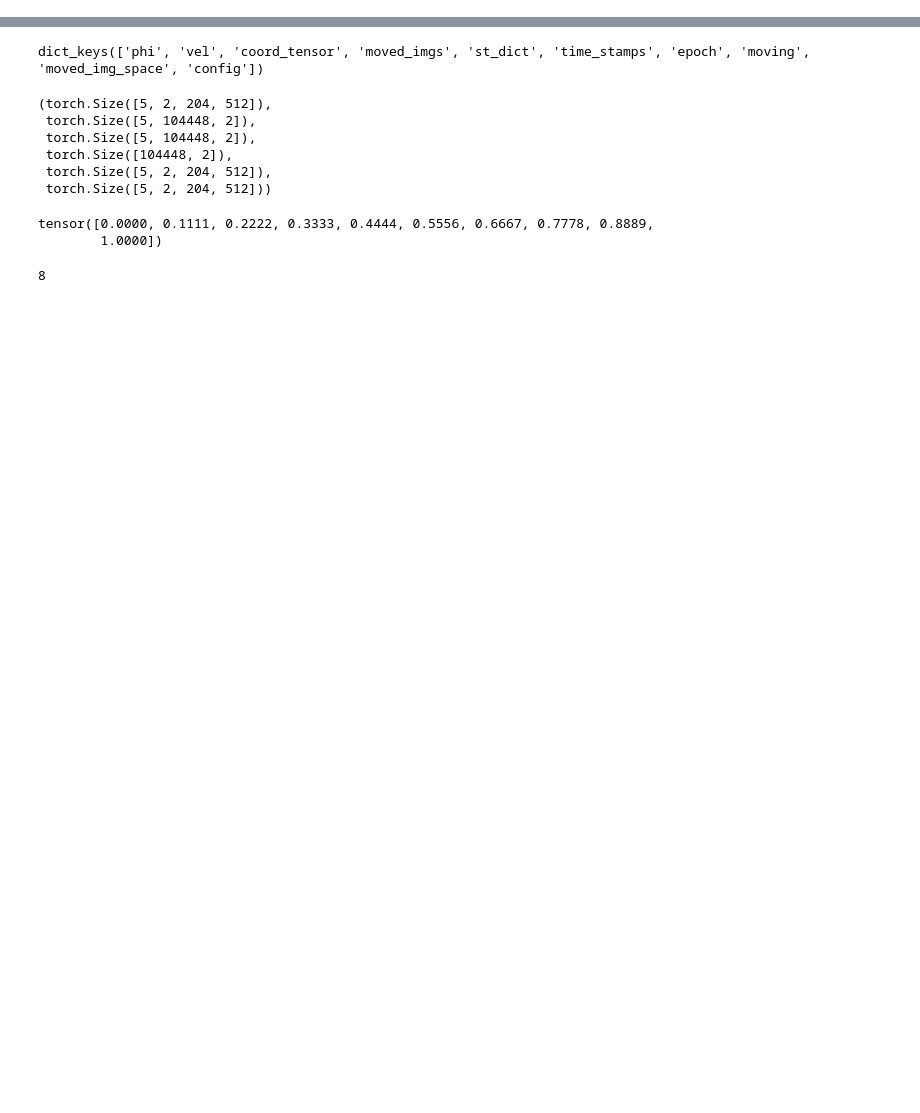
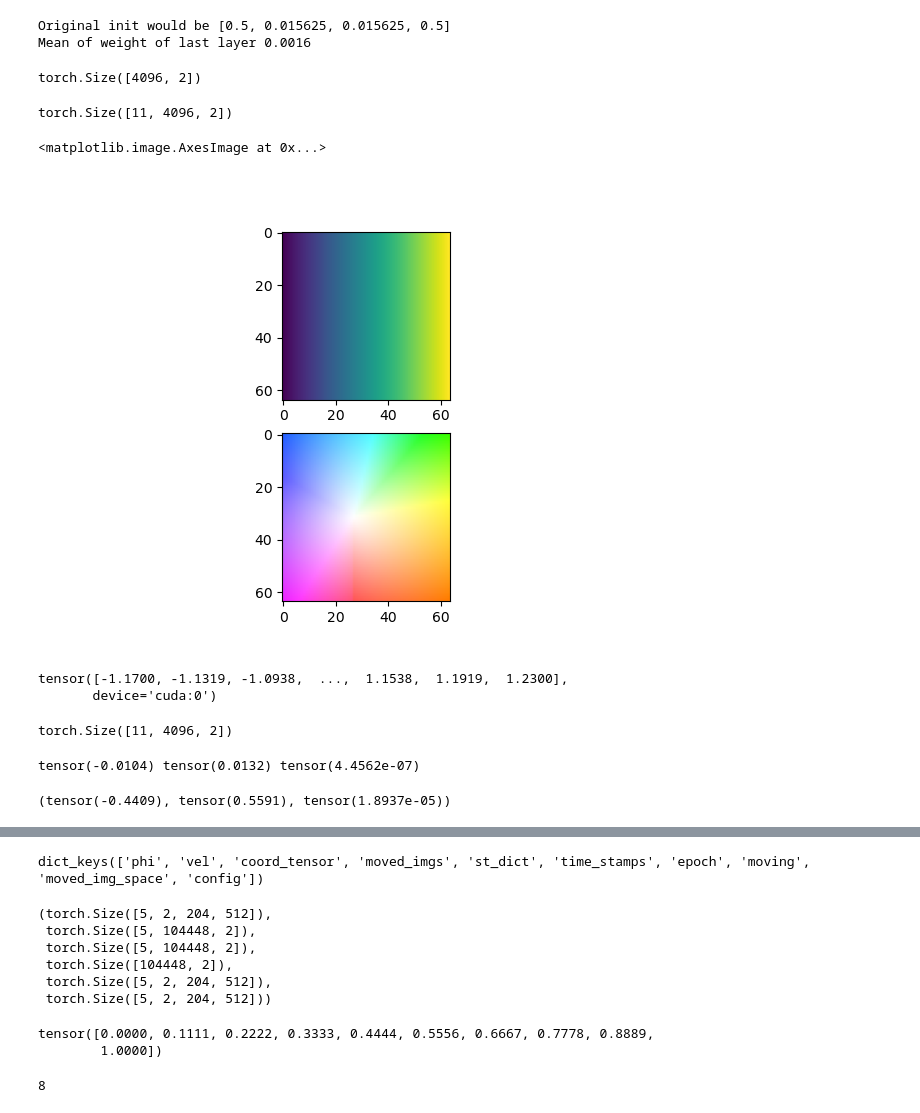
Before and after one commit to somcogo/space_time_reg, a Jupyter notebook: notebook.ipynb, the cells around one changed output, grey strips where cells are left out. Saved outputs shown, nothing was run; the diff lists cells and outputs as text; code cells hidden in the pictures; blank space fills up the shorter version.

```diff
--- a/notebook.ipynb
+++ b/notebook.ipynb
@@ -12,3 +12,80 @@ import numpy as np
 import matplotlib.pyplot as plt
 import nibabel as nib
 import fastmri
+# %%
+from torchdiffeq import odeint_adjoint as odeint
+from src.models.factory import get_func
+from src.utils.spatial_utils import generate_coord_tensor
+
+# TEST ENSEMBLE WITH NEGATIVE TIME
+
+func = get_func('siren', {
+    'layers':[2, 64, 64, 2],
+    'omega':30,
+    'last_init_zero':True
+})
+func = func.to('cuda')
+coord_tensor = generate_coord_tensor(dims=(64, 64), device='cuda')
+time_points = torch.linspace(-1, 1, 11, device='cuda')
+solver = 'euler'
+step_size = 0.1
+# %% [output]
+Original init would be [0.5, 0.015625, 0.015625, 0.5]
+Mean of weight of last layer 0.0016
+# %%
+coord_tensor.shape
+# %% [output]
+torch.Size([4096, 2])
+# %%
+class TestFunc(nn.Module):
+    def __init__(self):
+        super(TestFunc, self).__init__()
+        self.coord_tensor = generate_coord_tensor(dims=(64, 64), device='cuda')
+
+    def forward(self, t, x):
+        c = self.coord_tensor
+        if t > 0:
+            c[:,0] = c[:,0] + 0.1
+        else:
+            c[:,1] = c[:,1] + 0.1
+        return c
+# %%
+tfunc = TestFunc()
+abs_phi = odeint(tfunc, coord_tensor, time_points, method=solver, options={'step_size':step_size})
+# %%
+abs_phi.shape
+# %% [output]
+torch.Size([11, 4096, 2])
+# %%
+from flow_vis import flow_to_color
+f,a = plt.subplots(2)
+rel_phi = abs_phi-coord_tensor
+a[0].imshow(rel_phi[-1,:,1].reshape(64, 64).cpu())
+a[1].imshow(flow_to_color(rel_phi[1,:].reshape(64, 64, 2).cpu().numpy()))
+# %% [output]
+<matplotlib.image.AxesImage at 0x...>
+[figure, added]
+# %%
+abs_phi[1,:,1]
+# %% [output]
+tensor([-1.1700, -1.1319, -1.0938,  ...,  1.1538,  1.1919,  1.2300],
+       device='cuda:0')
+# %%
+abs_phi.shape
+# %% [output]
+torch.Size([11, 4096, 2])
+# %%
+from src.data.data_load import FastmriIFT
+raw_kspace_data = torch.load(f'data/processed/cmrxrecon/test/training_p001_single_coil_full_cine_sax.pt')[:,0].permute(0, 3, 1, 2)
+raw_kspace_data = raw_kspace_data[[0,6]]
+print(raw_kspace_data.min(), raw_kspace_data.max(), raw_kspace_data.mean())
+im_range = raw_kspace_data.max() - raw_kspace_data.min()
+mid_point = (raw_kspace_data.max() + raw_kspace_data.min()) / 2
+new_raw_kspace_data = (raw_kspace_data) / im_range
+inverse_ft = FastmriIFT()
+gt_im = inverse_ft(raw_kspace_data)
+ngt_im = inverse_ft(new_raw_kspace_data)
+new_raw_kspace_data.min(), new_raw_kspace_data.max(), new_raw_kspace_data.mean()
+# %% [output]
+tensor(-0.0104) tensor(0.0132) tensor(4.4562e-07)
+(tensor(-0.4409), tensor(0.5591), tensor(1.8937e-05))
```
Also changed, not shown: parts of 10 cells of this notebook, 8 other files.
